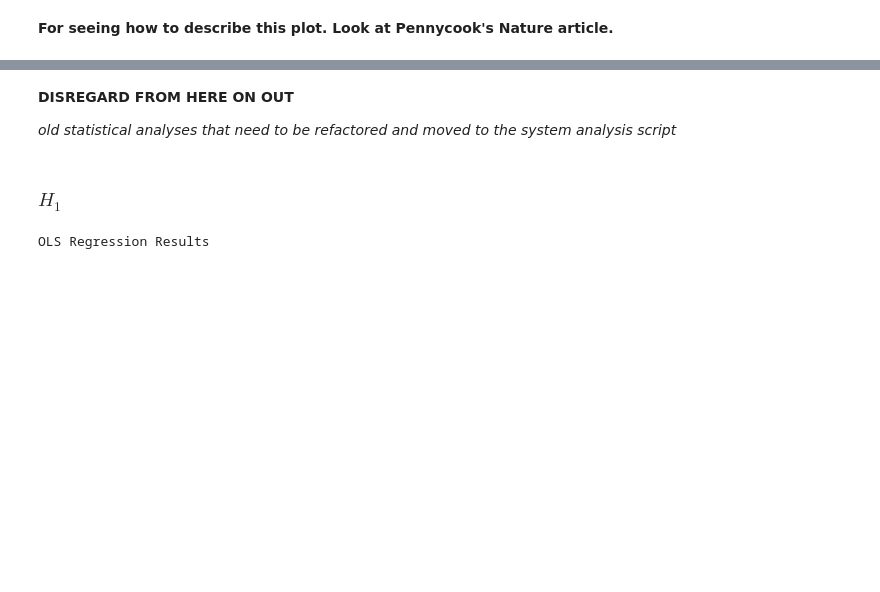
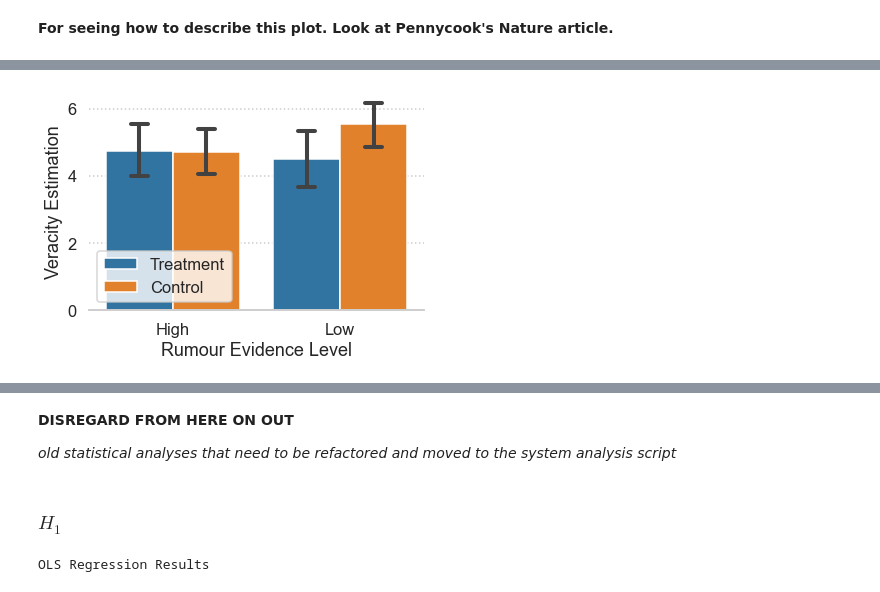
Before and after one commit to cameron-raymond/SDS-Thesis, a Jupyter notebook: notebooks/Descriptive_Analysis.ipynb, the cells around one changed output, grey strips where cells are left out. Saved outputs shown, nothing was run; the diff lists cells and outputs as text; code cells hidden in the pictures; blank space fills up the shorter version.

```diff
--- a/notebooks/Descriptive_Analysis.ipynb
+++ b/notebooks/Descriptive_Analysis.ipynb
@@ -16,10 +16,9 @@ sns.set_context("talk")
 
 STUDY_ID ="60b37265a9f60881975de69e"
 # %%
-participants = pd.read_csv(f"../data/processed/{STUDY_ID}-participants.csv",index_col=0)
-posts = pd.read_csv(f"../data/processed/{STUDY_ID}-rumour-results.csv",index_col=0)
+participants = pd.read_csv(f"../data/processed/{STUDY_ID}-participants.csv")
+posts = pd.read_csv(f"../data/processed/{STUDY_ID}-rumour-results.csv")
 reshare_rates = pd.read_csv(f"../data/processed/{STUDY_ID}-reshare_rates.csv")
-post_study = pd.read_csv(f"../data/processed/{STUDY_ID}-post-study-responses.csv",index_col=0)
+post_study = pd.read_csv(f"../data/processed/{STUDY_ID}-post-study-responses.csv")
 print("Shape: {}x{}".format(*reshare_rates.shape))
-reshare_rates.head()
 # %% [output]
@@ -211,3 +203,20 @@ g.savefig("../figures/descriptive_analysis/reshare_rate-bar_plot.pdf")
+# %%
+post_study["condition"] = np.where(post_study["interventionFactor"] == "control",'Control','Treatment')
+estimates = post_study.melt(id_vars=["user_id","condition"],
+                            value_vars=["veracityR1","veracityR2"],
+                            var_name='Rumour',
+                            value_name='Veracity Estimation')
+estimates["Evidence"] = np.where(estimates['Rumour'] == 'veracityR1','High','Low')
+g = sns.barplot(data=estimates,
+            x="Evidence",
+            y="Veracity Estimation",
+            hue="condition",
+            capsize=.1)
+g.set(ylabel="Veracity Estimation",xlabel="Rumour Evidence Level")
+plt.legend(title='')
+sns.despine(left=True)
+# %% [output]
+[figure, added]
 # %%
 rumour_prop = reshare_rates.melt(id_vars=reshare_rates.columns[:-5],
                             value_vars="rumour_proportion",
```
Also changed, not shown: parts of 11 cells of this notebook, 7 other files.
